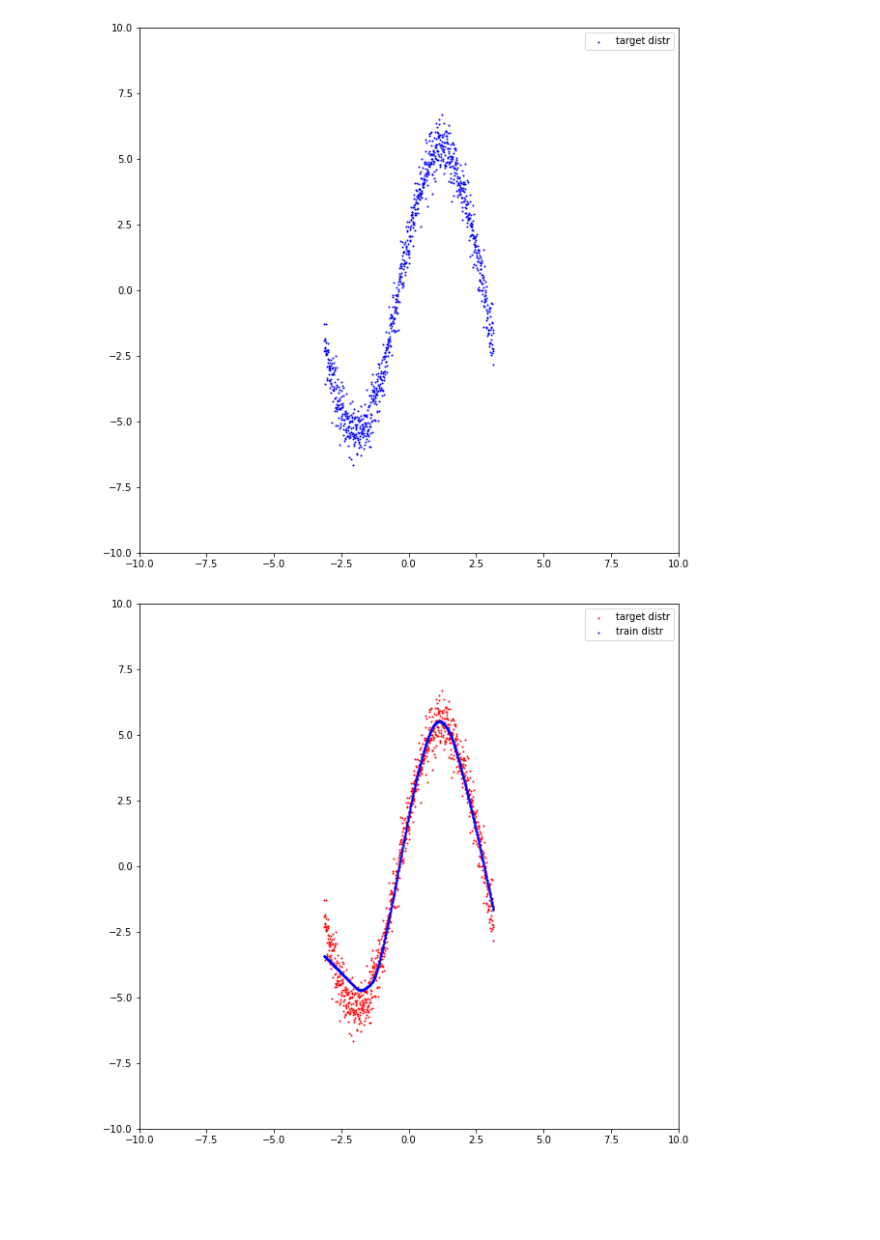
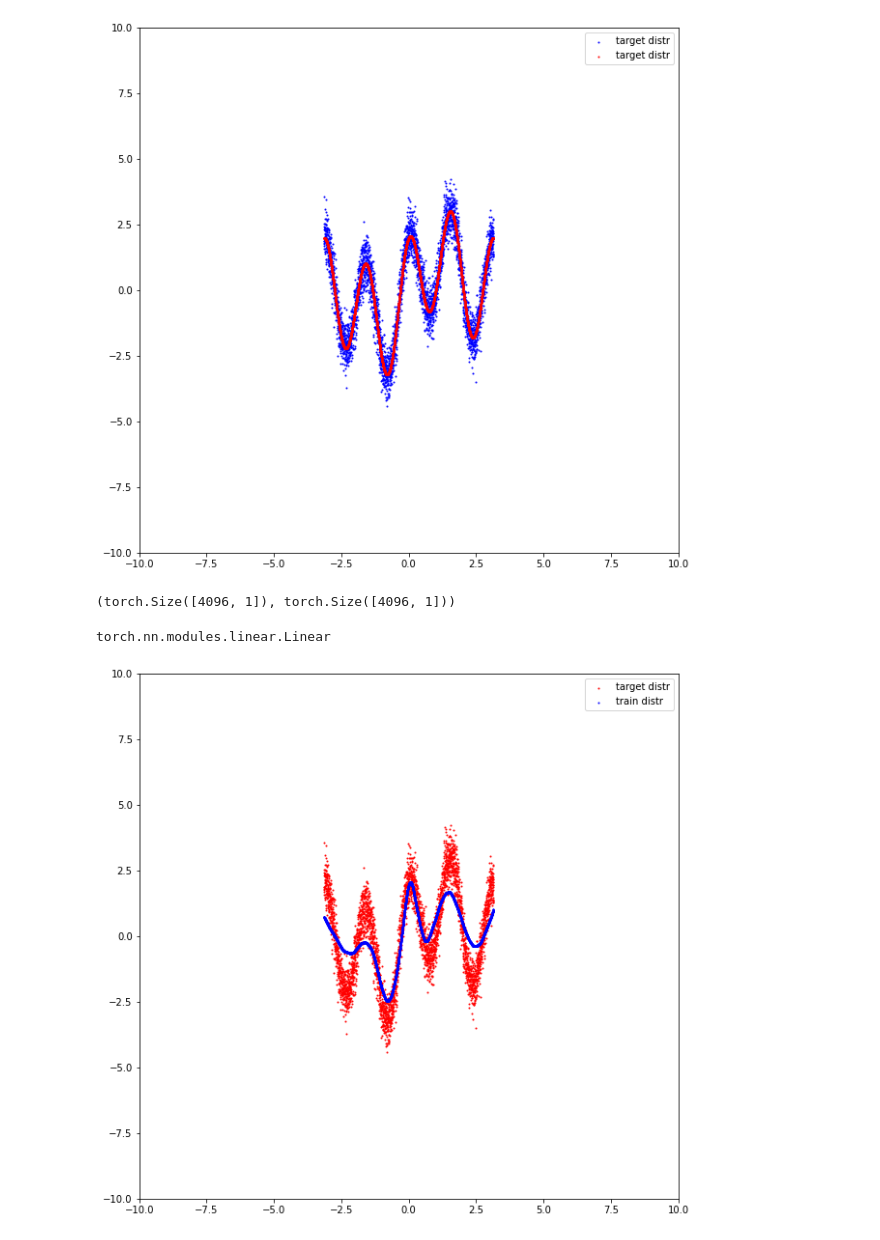
Before and after one commit to levhojoyan/Sirius2021, a Jupyter notebook: NeuralWithWeights.ipynb, the cells around one changed output. Saved outputs shown, nothing was run; the diff lists cells and outputs as text; code cells hidden in the pictures; blank space fills up the shorter version.

```diff
--- a/NeuralWithWeights.ipynb
+++ b/NeuralWithWeights.ipynb
@@ -39,12 +41,14 @@ def GenerateGaussianNoise(mean, std, sample_size=sample_size):
   '''
   return torch.empty((sample_size, 1)).normal_(mean=mean,std=std)
 # %%
-def hard_f(x):
-  return 5 * torch.sin(x) + 2 * torch.cos(x)
+def custom_function(x):
+  return torch.sin(x) + 0.5 * torch.sin(0.5*x) + 2 * torch.cos(0.25*x)
 # %%
-f = hard_f
+f = custom_function
+# f = torch.sin
+pi = 3.14
 
-x_s, real_function_values = GenerateSamplesWithGivenFunction(f, -3.14, 3.14)
+x_s, real_function_values = GenerateSamplesWithGivenFunction(f, -pi, pi)
 noise_s = GenerateGaussianNoise(0, 0.5)
 
 
@@ -52,12 +56,18 @@ f_s = real_function_values + noise_s
 # %%
 plt.figure(figsize=(10, 10))
 
-plot_2d_dots(x_s, f_s, label='target distr')
+plot_2d_dots(x_s, f_s, label='target distr',color='b')
+plot_2d_dots(x_s, real_function_values, label='target distr', color='r')
+
 
 plt.legend()
 plt.show()
 # %% [output]
-[figure, old version]
+[figure, new version]
+# %%
+x_s.shape, real_function_values.shape
+# %% [output]
+(torch.Size([4096, 1]), torch.Size([4096, 1]))
 # %%
 class RandomDataset(torch.utils.data.Dataset):
     """Our random dataset"""
@@ -72,23 +82,37 @@ class RandomDataset(torch.utils.data.Dataset):
         return {'sample': torch.tensor(self.x[idx], dtype=torch.float), 'target': self.y[idx]}
 # %%
 our_dataset = RandomDataset(x_s, f_s)
+# %%
+class Template(nn.Module):
+  def __init__(self):
+      super(Template, self).__init__()
+      self.convs = []
+      self.convs.append(nn.Linear(1, 512))
+      self.convs.append(nn.Linear(512, 1024))
+      self.convs.append(nn.Linear(1024, 512))
+      self.convs.append(nn.Linear(512, 256))
+
+
+  def forward(self, x):
+    for conv in self.convs:
+      x = F.relu(conv(x))
+
+    return x
+# %%
+nn.Linear
+# %% [output]
+torch.nn.modules.linear.Linear
 # %%
 class Model(nn.Module):
     def __init__(self):
         super(Model, self).__init__()
-        self.conv1 = nn.Linear(1, 512) # the simpliest
-        # self.conv2 = nn.Linear(10, 20)
-        # self.conv3 = nn.Linear(20, 10)
-        self.conv4 = nn.Linear(512, 1)
-
+        self.conv1 = Template()
+        self.conv2 = nn.Linear(self.conv1.convs[-1].out_features, 1)
 
     def forward(self, x):
       x = F.relu(self.conv1(x))
-      # x = F.relu(self.conv2(x))
-      # x = F.relu(self.conv3(x))
-      x = self.conv4(x)
 
-      return x
+      return self.conv2(x)
 # %%
 dataloader = torch.utils.data.DataLoader(our_dataset, batch_size=batch_size)
 # %%
@@ -117,37 +141,37 @@ class MseModelLosses:
     plt.plot(self.real_risk_history, color='r')
 # %%
 model = Model()
-optimizer = torch.optim.Adam(model.parameters(), lr=0.01)
+optimizer = torch.optim.Adam(model.parameters(), lr=learning_rate)
 losses = MseModelLosses()
 
 i = 0
-for epoch in range(60):
+for epoch in range(epochs):
   for batch in tqdm(dataloader): # берем батч из трейн лоадера
       x_train = batch['sample']
       y_train = batch['target']
 
       # print(x_train.shape, y_train.shape)
       y_pred = model(x_train) # делаем предсказания
       loss = torch.nn.MSELoss()(y_pred, y_train) # считаем лосс
       loss.backward() # считаем градиенты обратным проходом
       optimizer.step() # обновляем параметры сети
       optimizer.zero_grad() # обнуляем посчитанные градиенты параметров
       i += 1
 
 
       total_pred = model(x_s)
       total_pred.detach_()
 
       mse = torch.nn.MSELoss()(f_s, total_pred)
       risk = torch.sum((total_pred - real_function_values)**2)
 
       losses.update(mse=mse, real_risk=risk)
 
       if i % 10 == 0:
         # plot pdfs
         DrawSampleAndLearned(x_s, f_s, total_pred)
 # %% [output]
-[figure, old version]
+[figure, new version]
 # %%
 class ModelWithWeighted(nn.Module):
     def __init__(self):
```
Also changed, not shown: parts of 10 cells of this notebook.
